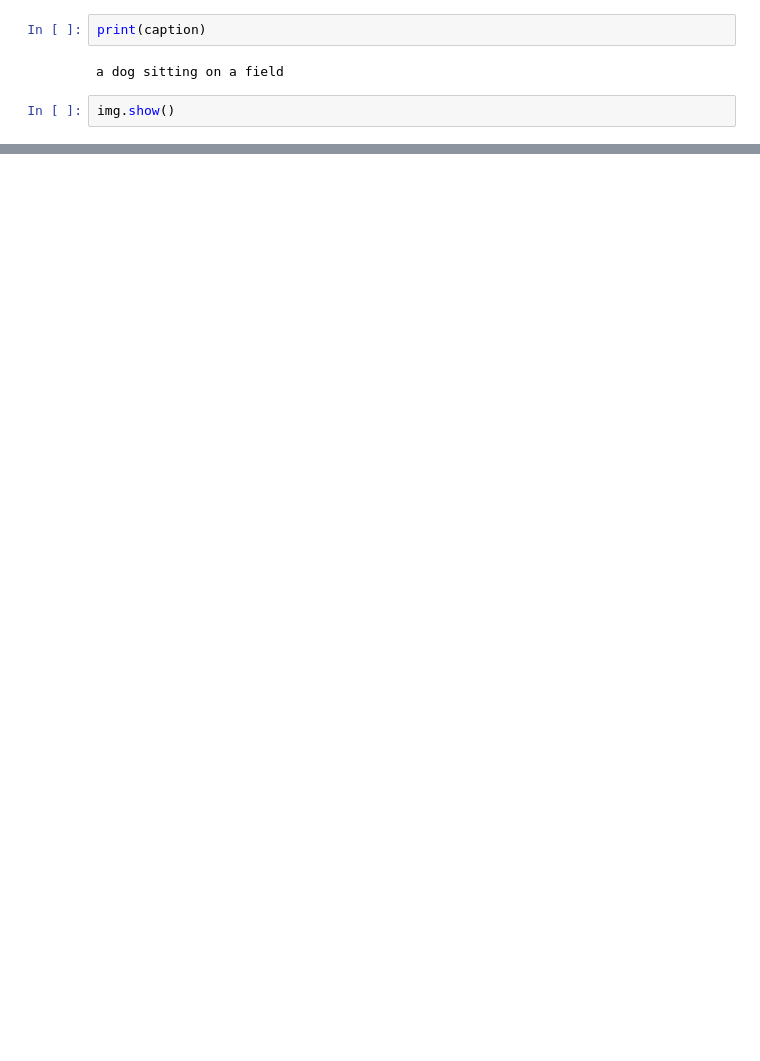
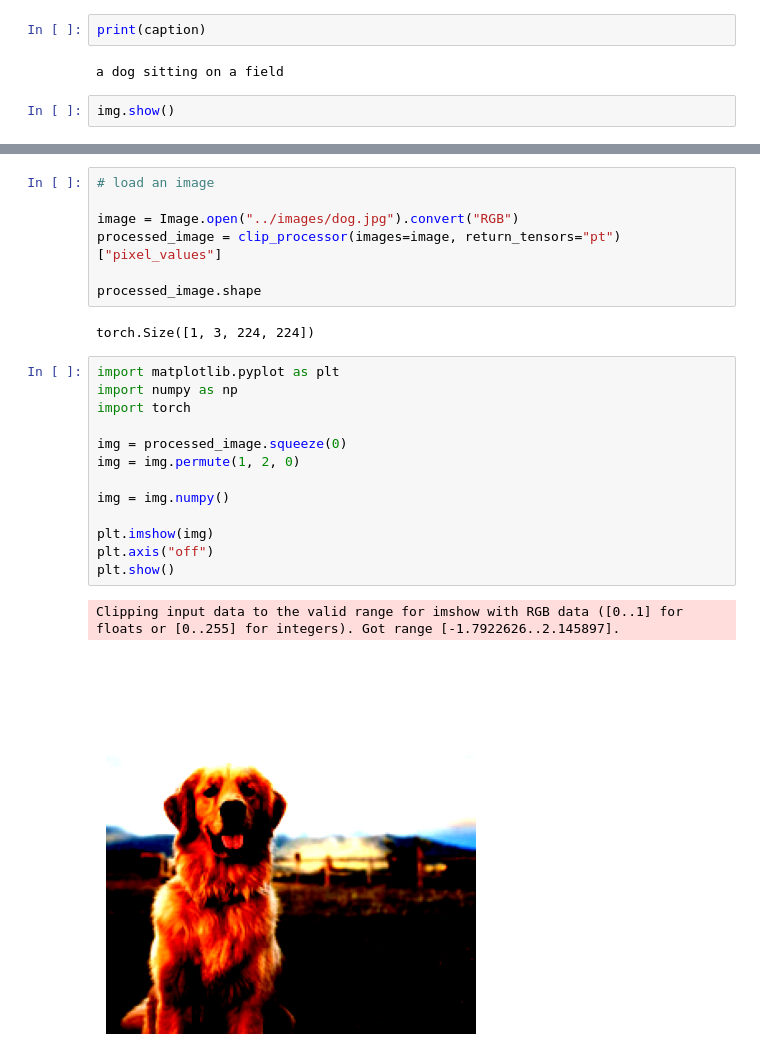
Before and after one commit to mrdbcse/contract-Intelligence-portal, a Jupyter notebook: notebooks/02-multimodal-llm/concepts-mllm.ipynb, the cells around one changed output, grey strips where cells are left out. Saved outputs shown, nothing was run; the diff lists cells and outputs as text; blank space fills up the shorter version.

```diff
--- a/notebooks/02-multimodal-llm/concepts-mllm.ipynb
+++ b/notebooks/02-multimodal-llm/concepts-mllm.ipynb
@@ -39,0 +65,25 @@ img.show()
+# %%
+# load an image
+
+image = Image.open("../images/dog.jpg").convert("RGB")
+processed_image = clip_processor(images=image, return_tensors="pt")["pixel_values"]
+
+processed_image.shape
+# %% [output]
+torch.Size([1, 3, 224, 224])
+# %%
+import matplotlib.pyplot as plt
+import numpy as np
+import torch
+
+img = processed_image.squeeze(0)
+img = img.permute(1, 2, 0)
+
+img = img.numpy()
+
+plt.imshow(img)
+plt.axis("off")
+plt.show()
+# %% [output]
+Clipping input data to the valid range for imshow with RGB data ([0..1] for floats or [0..255] for integers). Got range [-1.7922626..2.145897].
+[figure, added]
```
Also changed, not shown: parts of 13 cells of this notebook, 3 other files.
